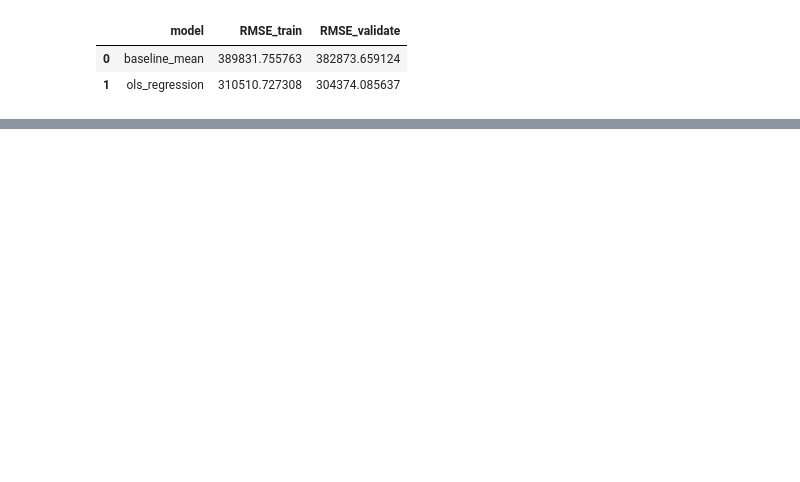
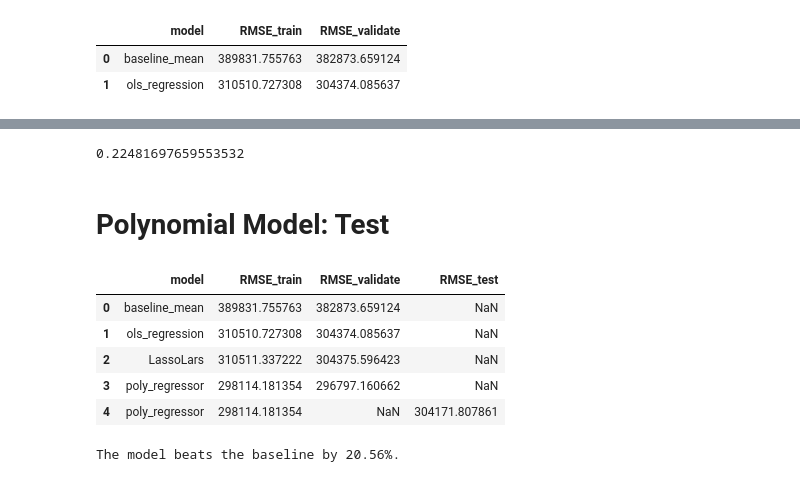
Before and after one commit to DanielFordHUB/zillow_regression_project, a Jupyter notebook: zillow_report.ipynb, the cells around one changed output, grey strips where cells are left out. Saved outputs shown, nothing was run; the diff lists cells and outputs as text; code cells hidden in the pictures; blank space fills up the shorter version.

```diff
--- a/zillow_report.ipynb
+++ b/zillow_report.ipynb
@@ -329,0 +381,10 @@ results
+# %%
+# make the polynomial features to get a new set of features
+pf = PolynomialFeatures(degree = 4)
+
+# fit and transform X_train_scaled
+X_train4 = pf.fit_transform(X_train)
+
+# transform X_validate_scaled & X_test_scaled
+X_validate4 = pf.transform(X_validate)
+X_test4 = pf.transform(X_test)
@@ -329,0 +437,56 @@ results
+# %%
+poly_performance
+# %% [output]
+0.22481697659553532
+# %% [markdown]
+# Polynomial Model: Test
+# %%
+#Creating an empty list for the error calculations:
+error = []
+
+# create the model object
+lm2 = LinearRegression(normalize=True)
+
+# fit the model to our training data. We must specify the column in y_train,
+# since we have converted it to a dataframe from a series!
+lm2.fit(X_train4, y_train.tax_value)
+
+# predict train
+y_train['poly_pred'] = lm2.predict(X_train4)
+
+# evaluate: rmse
+rmse_train = mean_squared_error(y_train.tax_value, y_train.poly_pred) ** 0.5
+
+# predict test
+y_test['poly_pred'] = lm2.predict(X_test4)
+
+# evaluate: rmse
+rmse_validate = mean_squared_error(y_test.tax_value, y_test.poly_pred) ** 0.5
+
+#Creating a dictionary of polynomial stats:
+polynomial_regressor = {
+    'model':'poly_regressor',
+    'RMSE_train': mean_squared_error(y_train['tax_value'], y_train['poly_pred']) ** (0.5),
+    'RMSE_test': mean_squared_error(y_test['tax_value'], y_test['poly_pred']) ** (0.5)
+}
+
+#Adding the tweedie_regressor stats to the empty list:
+error.append(polynomial_regressor)
+#Converting the list to a DataFrame:
+error = pd.DataFrame(error)
+
+#Concatenating the RMSE DataFrames, ignoring index so it auto-updates in the final DataFrame:
+results = pd.concat([results, error], ignore_index = True)
+results
+# %% [output]
+|  | model | RMSE_train | RMSE_validate | RMSE_test |
+| 0 | baseline_mean | 389831.755763 | 382873.659124 | NaN |
+| 1 | ols_regression | 310510.727308 | 304374.085637 | NaN |
+| 2 | LassoLars | 310511.337222 | 304375.596423 | NaN |
+| 3 | poly_regressor | 298114.181354 | 296797.160662 | NaN |
+| 4 | poly_regressor | 298114.181354 | NaN | 304171.807861 |
+# %%
+test_performance = (results.RMSE_validate[0] - results.RMSE_test[4]) / results.RMSE_validate[0]
+print(f"The model beats the baseline by {round((test_performance * 100),2)}%.")
+# %% [output]
+The model beats the baseline by 20.56%.
```
Also changed, not shown: parts of 10 cells of this notebook, 5 other files.
